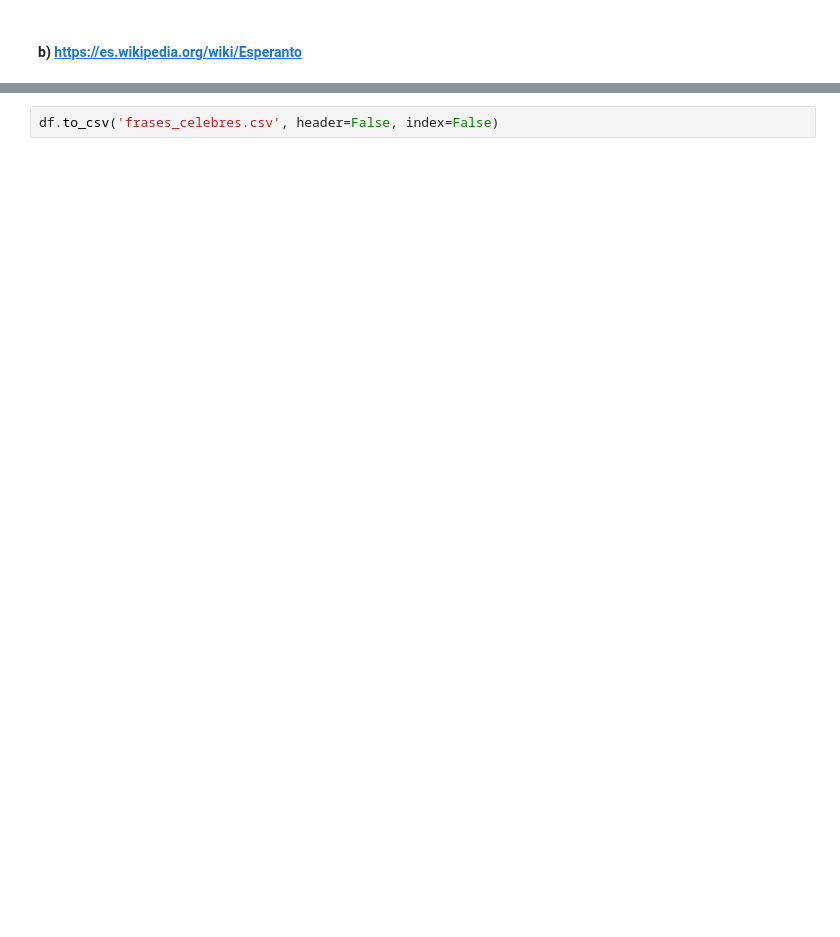
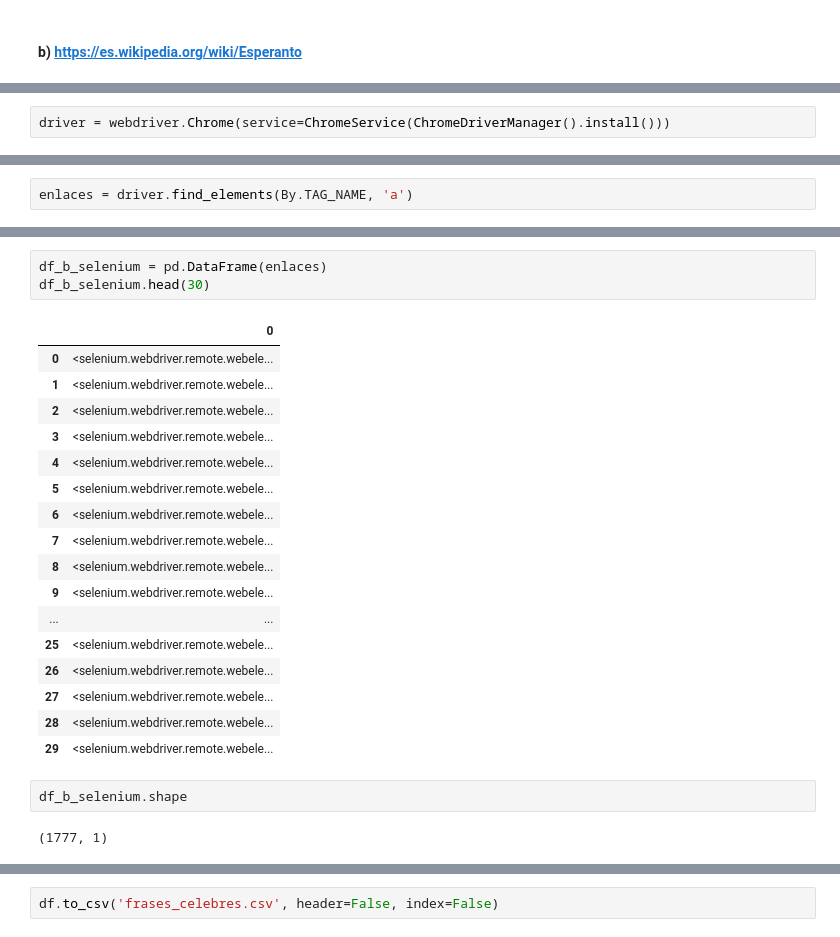
Before and after one commit to analopez-datascience/web_scraping, a Jupyter notebook: Sprint 10 - Tasca M10 T01.ipynb, the cells around one changed output, grey strips where cells are left out. Cells and saved outputs as stored; diff of their text form; blank space fills up the shorter version.

```diff
--- a/Sprint 10 - Tasca M10 T01.ipynb
+++ b/Sprint 10 - Tasca M10 T01.ipynb
@@ -221,0 +271,2 @@ En un dataframe recogemos todos los link, internos y externos que tiene la pági
+# %%
+driver = webdriver.Chrome(service=ChromeService(ChromeDriverManager().install()))
@@ -221,0 +275,2 @@ En un dataframe recogemos todos los link, internos y externos que tiene la pági
+# %%
+enlaces = driver.find_elements(By.TAG_NAME, 'a')
@@ -221,0 +300,25 @@ En un dataframe recogemos todos los link, internos y externos que tiene la pági
+# %%
+df_b_selenium = pd.DataFrame(enlaces)
+df_b_selenium.head(30)
+# %% [output]
+|  | 0 |
+| 0 | <selenium.webdriver.remote.webele... |
+| 1 | <selenium.webdriver.remote.webele... |
+| 2 | <selenium.webdriver.remote.webele... |
+| 3 | <selenium.webdriver.remote.webele... |
+| 4 | <selenium.webdriver.remote.webele... |
+| 5 | <selenium.webdriver.remote.webele... |
+| 6 | <selenium.webdriver.remote.webele... |
+| 7 | <selenium.webdriver.remote.webele... |
+| 8 | <selenium.webdriver.remote.webele... |
+| 9 | <selenium.webdriver.remote.webele... |
+| ... | ... |
+| 25 | <selenium.webdriver.remote.webele... |
+| 26 | <selenium.webdriver.remote.webele... |
+| 27 | <selenium.webdriver.remote.webele... |
+| 28 | <selenium.webdriver.remote.webele... |
+| 29 | <selenium.webdriver.remote.webele... |
+# %%
+df_b_selenium.shape
+# %% [output]
+(1777, 1)
```
Also changed, not shown: parts of 18 cells of this notebook, 3 other files.
